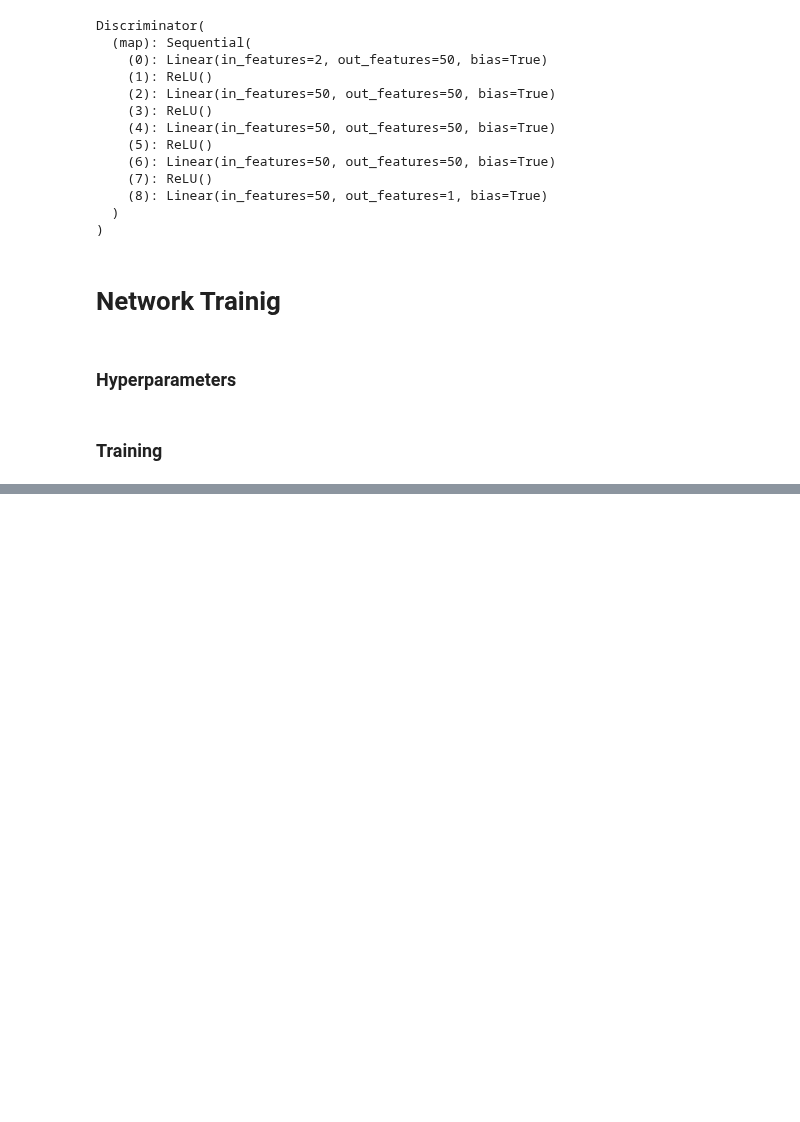
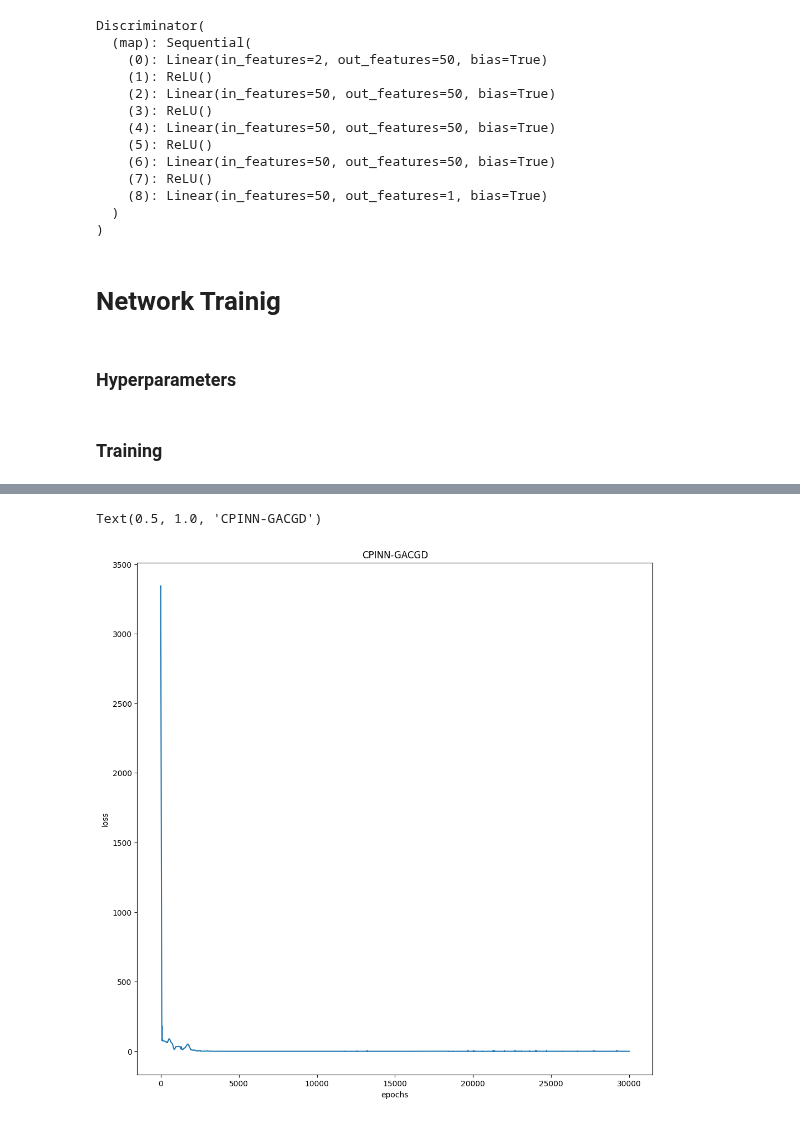
Before and after one commit to HengruiBaiCN/Honor, a Jupyter notebook: Physics_Informed_Neural_Network/pytorch/ACPINN.ipynb, the cells around one changed output, grey strips where cells are left out. Saved outputs shown, nothing was run; the diff lists cells and outputs as text; code cells hidden in the pictures; blank space fills up the shorter version.

Commit message:
test acgd

```diff
--- a/Physics_Informed_Neural_Network/pytorch/ACPINN.ipynb
+++ b/Physics_Informed_Neural_Network/pytorch/ACPINN.ipynb
@@ -94,11 +94,15 @@ max_iter = 30000
 tol = 1e-7
 atol = 1e-20
 g_iter = 1000
-lr = 0.004
+lr = 0.0002
 track_cond = lambda x, y:  True
 
-optimizer = CGDs.GACGD(x_params=D_GACGD.parameters(), y_params = PINNGACGD.parameters(), max_iter = g_iter,
-            lr_x=lr, lr_y=lr, tol=tol, atol = atol, eps=1e-8, beta=0.99, track_cond = track_cond)
+# optimizer = CGDs.GACGD(x_params=D_GACGD.parameters(), y_params = PINNGACGD.parameters(), max_iter = g_iter,
+#             lr_x=lr, lr_y=lr, tol=tol, atol = atol, eps=1e-8, beta=0.99, track_cond = track_cond)
+optimizer = CGDs.ACGD(max_params=D_GACGD.parameters(), min_params = PINNGACGD.parameters(),
+            lr_min=lr, lr_max=lr, beta=0.99, eps=1e-8, tol=tol, collect_info=True)
+# optimizer = optimizer = CGDs.BCGD(max_params=D_GACGD.parameters(), min_params=PINNGACGD.parameters(), device = device,
+#                  lr_max=lr, lr_min=lr, tol=1e-10, collect_info=True)
 lossFunction = nn.MSELoss()
 lossfunction2 = nn.L1Loss()
 # %% [markdown]
@@ -147,6 +151,7 @@ for epoch in range(max_iter):
     S1 = n_st_train[:, 1].view(-1, 1)
     pde_loss = lossFunction(-dVdt, 0.5*((sigma*S1)**2)*d2VdS2 + r*S1*dVdS - r*v1_hat)
 
+    # print('ffffffffffffffffffffffffffffffff')
     loss1 = D_GACGD(n_st_train) * (dVdt + 0.5*((sigma*S1)**2)*d2VdS2 + r*S1*dVdS - r*v1_hat)
 
 
@@ -164,13 +169,19 @@ for epoch in range(max_iter):
     combined_loss = (loss1.mean() + loss2.mean())
     pinn_loss = pde_loss.mean() + bc_loss.mean()
     # combined_loss.backward()
-    optimizer.step(-combined_loss, combined_loss, 0)
 
-    loss_hist.append(combined_loss.item())
+    # print('zzzzzzzzzzzzzzzzzzzzzzzzzzzzzzzzz')
+    # optimizer.step(-combined_loss, combined_loss, 0)
+    optimizer.step(combined_loss)
+    # print('pppppppppppppppppppppppppppp')
+
+    loss_hist.append(pinn_loss.item())
     if epoch % 50 == 0:
         print(f'{epoch}/{max_iter} PDE Loss: {pde_loss.item():.5f}, BC Loss: {bc_loss.item():.5f}, \
-                  mse loss: {pinn_loss.item():5f}, nn loss: {combined_loss.item():5f}')
+                  mse loss: {pinn_loss.item():5f}, combined loss: {combined_loss.item():.5f}')
         pass
+
+    # print(epoch)
 
 end_time = time.time()
 print('run time:', end_time - start_time)
@@ -201,0 +207,9 @@ KeyboardInterrupt:
+# %%
+fig = plt.figure(figsize=(12,12))
+plt.plot(range(30000), loss_hist)
+plt.xlabel('epochs')
+plt.ylabel('loss')
+plt.title('CPINN-GACGD')
+# %% [output]
+Text(0.5, 1.0, 'CPINN-GACGD')
+[figure, added]
```
Also changed, not shown: parts of 1 cell of this notebook, 8 other files.
